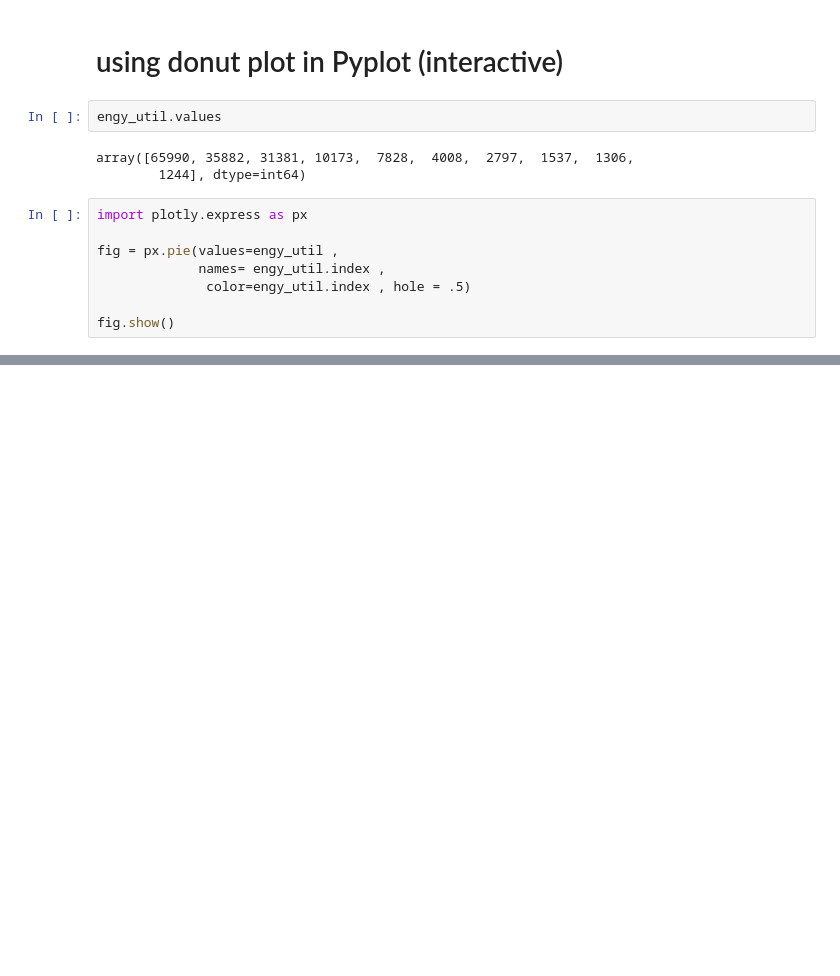
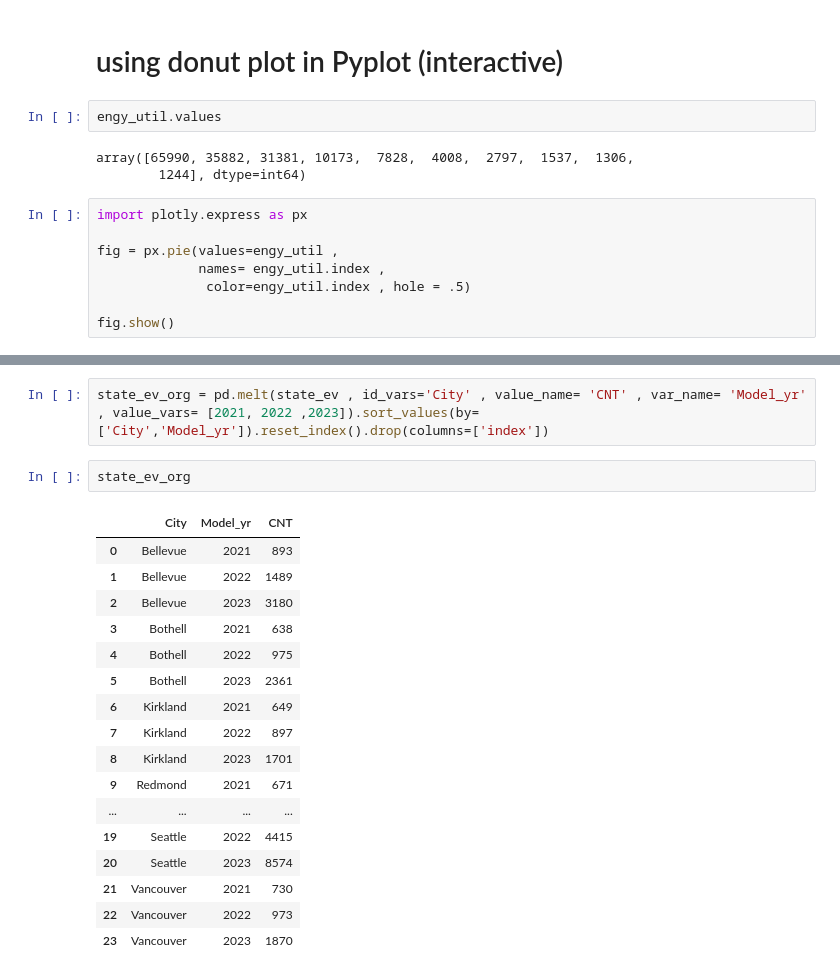
Before and after one commit to sshettyongit/EV_EDA_tesla, a Jupyter notebook: EV-EDA.ipynb, the cells around one changed output, grey strips where cells are left out. Cells and saved outputs as stored; diff of their text form; blank space fills up the shorter version.

```diff
--- a/EV-EDA.ipynb
+++ b/EV-EDA.ipynb
@@ -173,0 +309,22 @@ fig.show()
+# %%
+state_ev_org = pd.melt(state_ev , id_vars='City' , value_name= 'CNT' , var_name= 'Model_yr' , value_vars= [2021, 2022 ,2023]).sort_values(by=['City','Model_yr']).reset_index().drop(columns=['index'])
+# %%
+state_ev_org
+# %% [output]
+|  | City | Model_yr | CNT |
+| 0 | Bellevue | 2021 | 893 |
+| 1 | Bellevue | 2022 | 1489 |
+| 2 | Bellevue | 2023 | 3180 |
+| 3 | Bothell | 2021 | 638 |
+| 4 | Bothell | 2022 | 975 |
+| 5 | Bothell | 2023 | 2361 |
+| 6 | Kirkland | 2021 | 649 |
+| 7 | Kirkland | 2022 | 897 |
+| 8 | Kirkland | 2023 | 1701 |
+| 9 | Redmond | 2021 | 671 |
+| ... | ... | ... | ... |
+| 19 | Seattle | 2022 | 4415 |
+| 20 | Seattle | 2023 | 8574 |
+| 21 | Vancouver | 2021 | 730 |
+| 22 | Vancouver | 2022 | 973 |
+| 23 | Vancouver | 2023 | 1870 |
```
Also changed, not shown: parts of 19 cells of this notebook.
